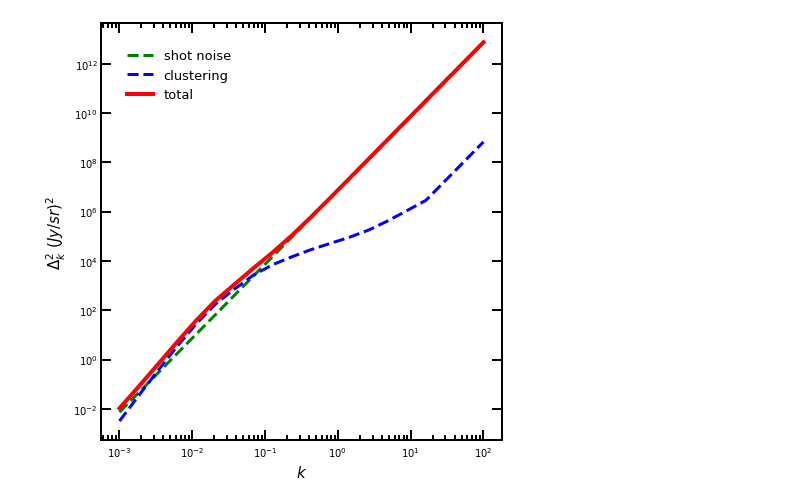
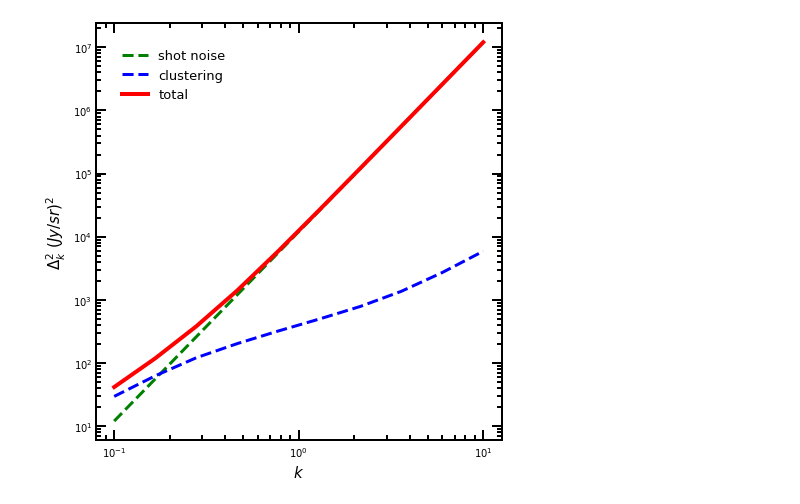
Before and after one commit to Anirbancosmo/Limpy, a Jupyter notebook: notebook/ps_check_theory.ipynb, the cells around one changed output. Saved outputs shown, nothing was run; the diff lists cells and outputs as text; code cells hidden in the pictures.

```diff
--- a/notebook/ps_check_theory.ipynb
+++ b/notebook/ps_check_theory.ipynb
@@ -65,25 +65,25 @@ plt.savefig('intensity.jpg')
 # %%
 # plot all the power spectra
-zline=5.0
+zline=6.0
 nu_rest_line=1900 #GhZ
-k=np.logspace(-3, 2, num=20)
+k=np.logspace(-1, 1, num=10)
 pkshot=[lt.Pk_line(kk,zline,label='shot', pk_unit='intensity') for kk in k]
 pkclus=[lt.Pk_line(kk,zline,label='clustering', pk_unit='intensity') for kk in k]
 pktotal=[lt.Pk_line(kk,zline,label='total', pk_unit='intensity') for kk in k]
 
 plt.plot(k, k**3*pkshot/2.0/np.pi**2, lw=3, ls='--', color='g', label="shot noise")
 plt.plot(k, k**3*pkclus/2.0/np.pi**2, lw=3, ls='--', color='b',label="clustering")
 plt.plot(k, k**3*pktotal/2.0/np.pi**2, lw=4, color='r',label="total")
 
 plt.ylabel(r'$\Delta^2_k\,\,(Jy/sr)^2$')
 plt.xlabel(r'$k$')
 plt.yscale('log')
 plt.xscale('log')
 plt.legend(loc=0, frameon=False)
 plt.tight_layout()
 plt.savefig("pk.png")
 # %% [output]
-[figure, old version]
+[figure, new version]
 # %%
 plt.plot(k, k**3*pkshot/2.0/np.pi**2, lw=3, ls='--', color='g', label="shot noise")
 plt.plot(k, k**3*pkclus/2.0/np.pi**2, lw=3, ls='--', color='b',label="clustering")
```
Also changed, not shown: parts of 5 cells of this notebook, 6 other files.
